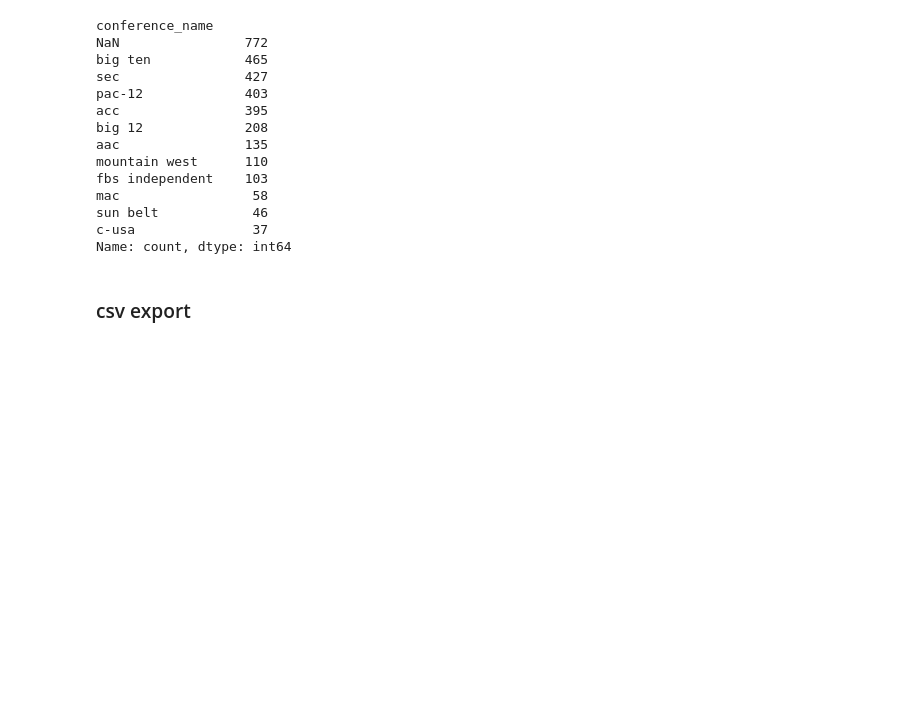
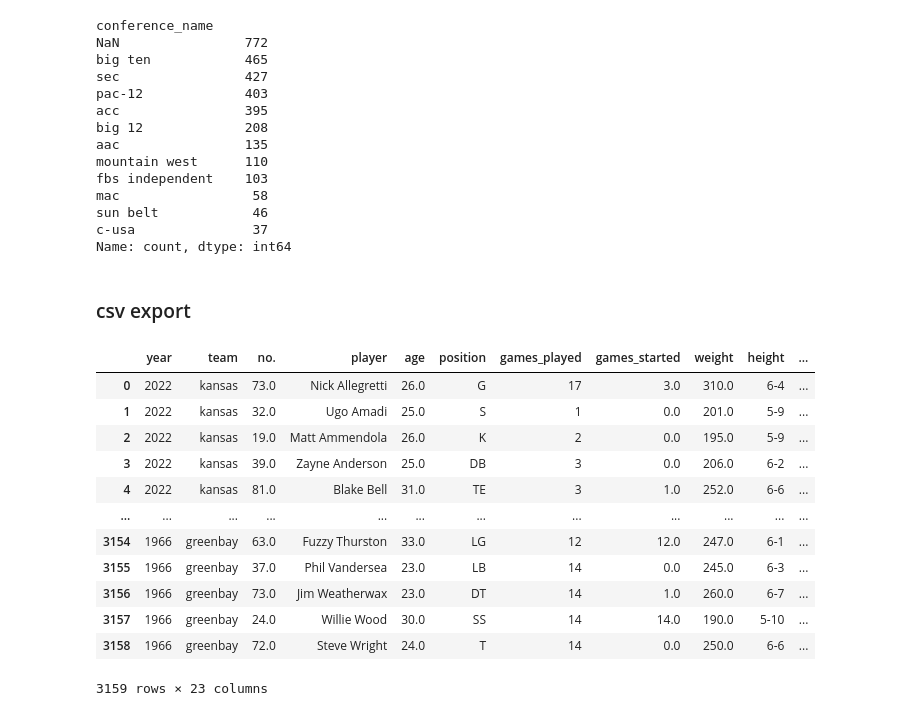
Before and after one commit to aferrers/nfl_superbowl_winners, a Jupyter notebook: notebooks/roster_aggregation_notebook.ipynb, the cells around one changed output. Drawn from its saved outputs; the diff is of its cells as text; code cells hidden in the pictures; blank space fills up the shorter version.

```diff
--- a/notebooks/roster_aggregation_notebook.ipynb
+++ b/notebooks/roster_aggregation_notebook.ipynb
@@ -319,3 +319,19 @@ master_df = merge_table.copy()
 # %%
 master_df.to_csv('../data/cleaned/all_superbowl_winning_rosters_cleaned.csv',
                  index=False)
+# %%
+master_df
+# %% [output]
+|  | year | team | no. | player | age | position | games_played | games_started | weight | height | ... |
+| 0 | 2022 | kansas | 73.0 | Nick Allegretti | 26.0 | G | 17 | 3.0 | 310.0 | 6-4 | ... |
+| 1 | 2022 | kansas | 32.0 | Ugo Amadi | 25.0 | S | 1 | 0.0 | 201.0 | 5-9 | ... |
+| 2 | 2022 | kansas | 19.0 | Matt Ammendola | 26.0 | K | 2 | 0.0 | 195.0 | 5-9 | ... |
+| 3 | 2022 | kansas | 39.0 | Zayne Anderson | 25.0 | DB | 3 | 0.0 | 206.0 | 6-2 | ... |
+| 4 | 2022 | kansas | 81.0 | Blake Bell | 31.0 | TE | 3 | 1.0 | 252.0 | 6-6 | ... |
+| ... | ... | ... | ... | ... | ... | ... | ... | ... | ... | ... | ... |
+| 3154 | 1966 | greenbay | 63.0 | Fuzzy Thurston | 33.0 | LG | 12 | 12.0 | 247.0 | 6-1 | ... |
+| 3155 | 1966 | greenbay | 37.0 | Phil Vandersea | 23.0 | LB | 14 | 0.0 | 245.0 | 6-3 | ... |
+| 3156 | 1966 | greenbay | 73.0 | Jim Weatherwax | 23.0 | DT | 14 | 1.0 | 260.0 | 6-7 | ... |
+| 3157 | 1966 | greenbay | 24.0 | Willie Wood | 30.0 | SS | 14 | 14.0 | 190.0 | 5-10 | ... |
+| 3158 | 1966 | greenbay | 72.0 | Steve Wright | 24.0 | T | 14 | 0.0 | 250.0 | 6-6 | ... |
+3159 rows × 23 columns
```
Also changed, not shown: 3 other files.
